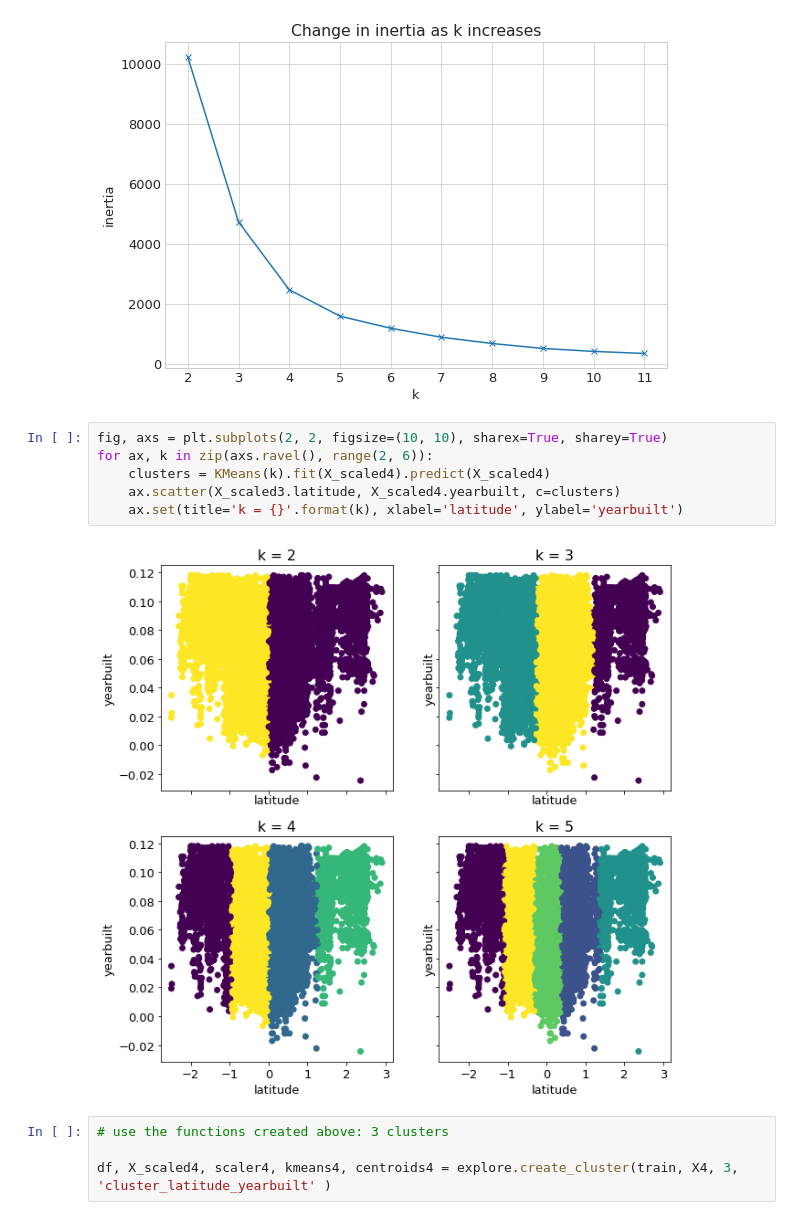
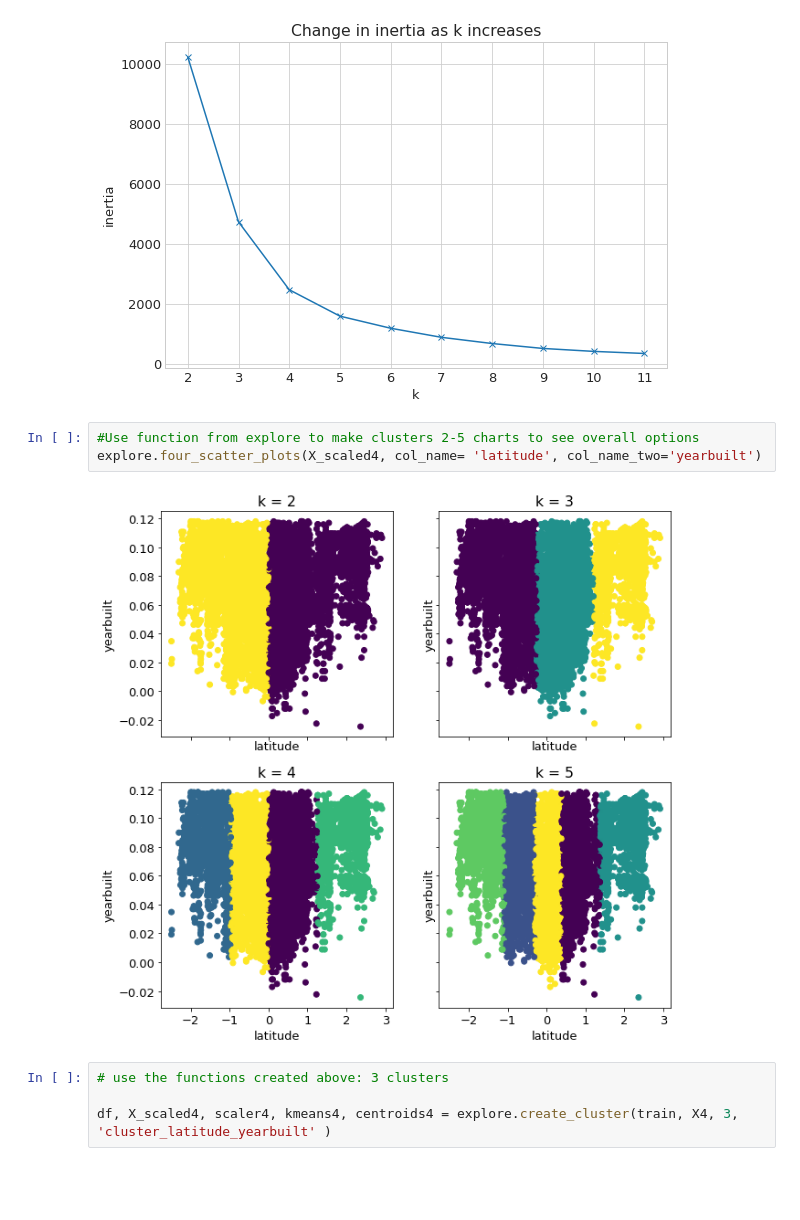
Before and after one commit to LinhQuach13/zillow_clustering_project, a Jupyter notebook: zillow_workbook.ipynb, the cells around one changed output. Drawn from its saved outputs; the diff is of its cells as text; blank space fills up the shorter version.

```diff
--- a/zillow_workbook.ipynb
+++ b/zillow_workbook.ipynb
@@ -810,14 +805,11 @@ with plt.style.context('seaborn-whitegrid'):
     plt.title('Change in inertia as k increases')
 # %% [output]
 [figure]
-# %%
-fig, axs = plt.subplots(2, 2, figsize=(10, 10), sharex=True, sharey=True)
-for ax, k in zip(axs.ravel(), range(2, 6)):
-    clusters = KMeans(k).fit(X_scaled4).predict(X_scaled4)
-    ax.scatter(X_scaled3.latitude, X_scaled4.yearbuilt, c=clusters)
-    ax.set(title='k = {}'.format(k), xlabel='latitude', ylabel='yearbuilt')
-# %% [output]
-[figure, removed]
+# %%
+#Use function from explore to make clusters 2-5 charts to see overall options
+explore.four_scatter_plots(X_scaled4, col_name= 'latitude', col_name_two='yearbuilt')
+# %% [output]
+[figure, added]
 # %%
 # use the functions created above: 3 clusters
 
```
Also changed, not shown: parts of 46 cells of this notebook.
